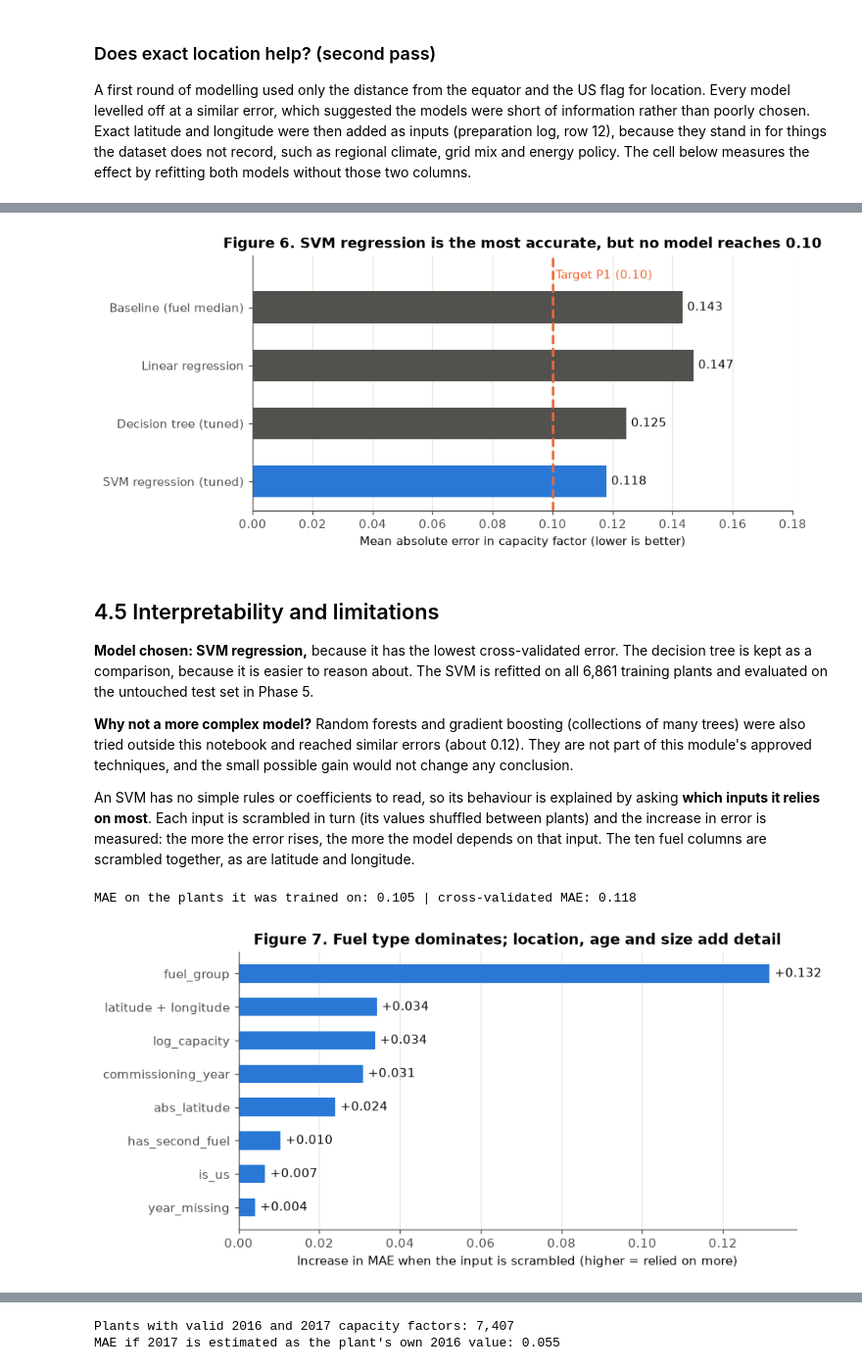
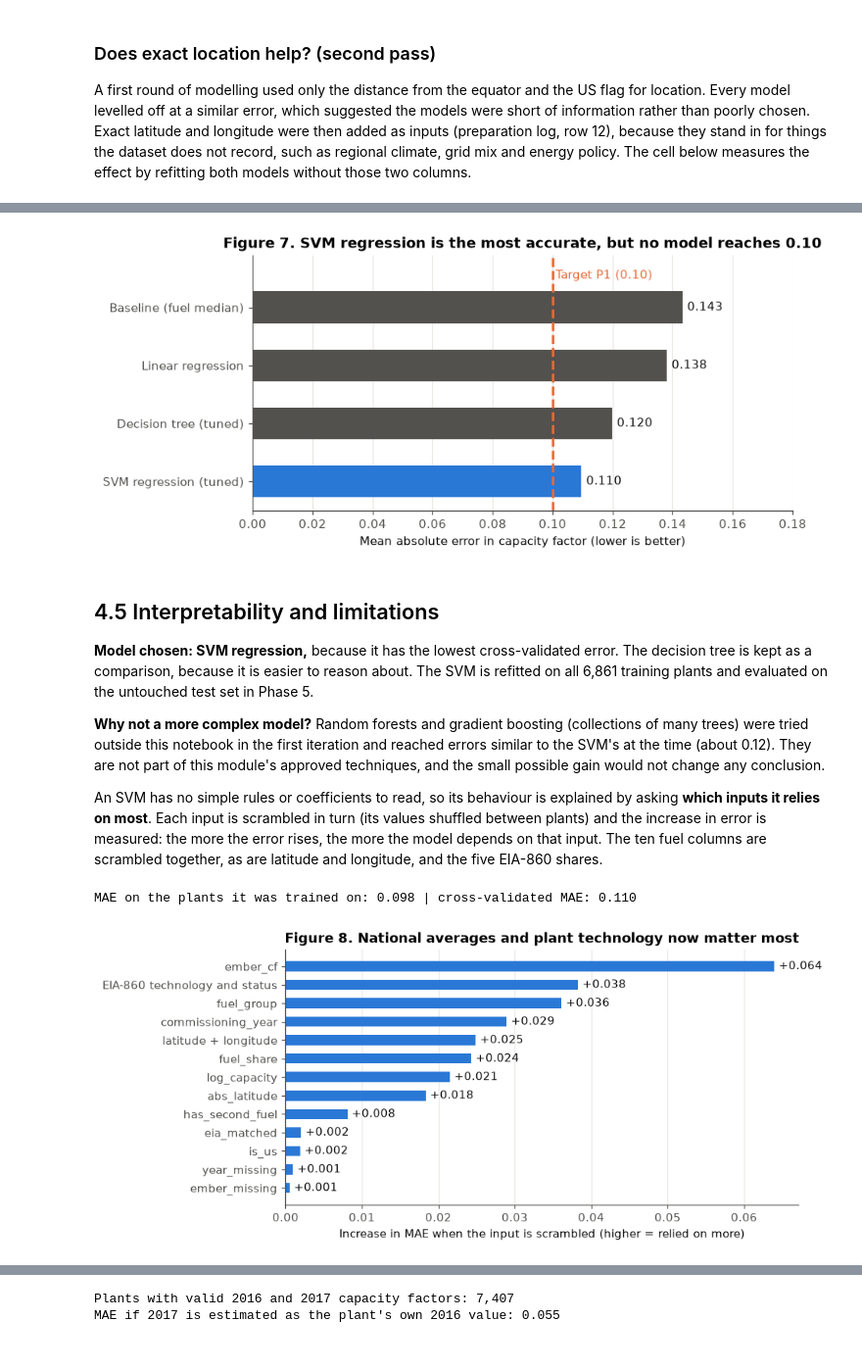
Before and after one commit to Geese4000/ca2-power-plant-analytics, a Jupyter notebook: notebooks/power_plant_capacity_factor.ipynb, the cells around one changed output, grey strips where cells are left out. Shown at 98% size. Cells and saved outputs as stored; diff of their text form; code cells hidden in the pictures.

Commit message:
Phase 4: retrain with national averages and EIA-860 technology; update results

```diff
--- a/notebooks/power_plant_capacity_factor.ipynb
+++ b/notebooks/power_plant_capacity_factor.ipynb
@@ -1476,5 +1481,5 @@ fuel_compare.sort_values("plants", ascending=False).round(3)
 # %%
-# Figure 6: cross-validated MAE of each model against the practical target P1
+# Figure 7: cross-validated MAE of each model against the practical target P1
 fig, ax = plt.subplots(figsize=(8, 3.8))
 names = list(cv_results)
 maes = [cv_results[n]["MAE"] for n in names]
@@ -1485,54 +1490,55 @@ ax.bar_label(bars, labels=[f"{m:.3f}" for m in maes], padding=4, color=INK)
 ax.axvline(0.10, color=ORANGE, linewidth=2, linestyle="--")
 ax.text(0.101, -0.55, "Target P1 (0.10)", color=ORANGE, va="center")
 ax.set(xlim=(0, 0.18), xlabel="Mean absolute error in capacity factor (lower is better)",
-       title="Figure 6. SVM regression is the most accurate, but no model reaches 0.10")
+       title="Figure 7. SVM regression is the most accurate, but no model reaches 0.10")
 ax.set_axisbelow(True)
 ax.grid(axis="y", visible=False)
-fig.savefig(FIG_DIR / "fig6_model_comparison.png")
+fig.savefig(FIG_DIR / "fig7_model_comparison.png")
 plt.show()
 # %% [output]
-[figure, old version]
+[figure, new version]
 # %% [markdown]
 ## 4.5 Interpretability and limitations
 **Model chosen: SVM regression,** because it has the lowest cross-validated error. The decision tree is kept as a comparison, because it is easier to reason about. The SVM is refitted on all 6,861 training plants and evaluated on the untouched test set in Phase 5.
 
-**Why not a more complex model?** Random forests and gradient boosting (collections of many trees) were also tried outside this notebook and reached similar errors (about 0.12). They are not part of this module's approved techniques, and the small possible gain would not change any conclusion.
+**Why not a more complex model?** Random forests and gradient boosting (collections of many trees) were tried outside this notebook in the first iteration and reached errors similar to the SVM's at the time (about 0.12). They are not part of this module's approved techniques, and the small possible gain would not change any conclusion.
 
-An SVM has no simple rules or coefficients to read, so its behaviour is explained by asking **which inputs it relies on most**. Each input is scrambled in turn (its values shuffled between plants) and the increase in error is measured: the more the error rises, the more the model depends on that input. The ten fuel columns are scrambled together, as are latitude and longitude.
+An SVM has no simple rules or coefficients to read, so its behaviour is explained by asking **which inputs it relies on most**. Each input is scrambled in turn (its values shuffled between plants) and the increase in error is measured: the more the error rises, the more the model depends on that input. The ten fuel columns are scrambled together, as are latitude and longitude, and the five EIA-860 shares.
 # %%
 final_model = svm_search.best_estimator_
 train_mae = mean_absolute_error(y_train, np.clip(final_model.predict(X_train), 0, 1))
 print(f"MAE on the plants it was trained on: {train_mae:.3f} | cross-validated MAE: {cv_results['SVM regression (tuned)']['MAE']:.3f}")
 
-# Inputs scrambled as groups: the fuel columns together, and latitude with longitude
+# Inputs scrambled as groups: the fuel columns together, latitude with longitude, and the five EIA-860 shares
 fuel_cols = [i for i, n in enumerate(feature_names) if n.startswith("fuel_group_")]
-input_groups = {"fuel_group": fuel_cols, "latitude + longitude": loc_cols}
+eia_cols = [i for i, n in enumerate(feature_names) if n in EIA_SHARES]
+input_groups = {"fuel_group": fuel_cols, "latitude + longitude": loc_cols, "EIA-860 technology and status": eia_cols}
 input_groups.update({n: [i] for i, n in enumerate(feature_names)
-                     if not n.startswith("fuel_group_") and n not in ("latitude", "longitude")})
+                     if not n.startswith("fuel_group_") and n not in ("latitude", "longitude") and n not in EIA_SHARES})
 
 # Scramble each group five times and record the average rise in error (takes a minute)
 rng = np.random.default_rng(RANDOM_STATE)
 importance = {}
 for name, cols in input_groups.items():
     rises = []
     for _ in range(5):
         X_scrambled = X_train.copy()
         X_scrambled[:, cols] = X_train[rng.permutation(len(X_train))][:, cols]
         rises.append(mean_absolute_error(y_train, np.clip(final_model.predict(X_scrambled), 0, 1)) - train_mae)
     importance[name] = np.mean(rises)
 importance = pd.Series(importance).sort_values()
 
-# Figure 7: how much the error rises when each input is scrambled
+# Figure 8: how much the error rises when each input is scrambled
 fig, ax = plt.subplots(figsize=(8, 4))
 bars = ax.barh(importance.index, importance.values, color=BLUE, height=0.55)
 ax.bar_label(bars, labels=[f"+{v:.3f}" for v in importance.values], padding=4, color=INK)
 ax.set(xlabel="Increase in MAE when the input is scrambled (higher = relied on more)",
-       title="Figure 7. Fuel type dominates; location, age and size add detail")
+       title="Figure 8. National averages and plant technology now matter most")
 ax.set_axisbelow(True)
 ax.grid(axis="y", visible=False)
-fig.savefig(FIG_DIR / "fig7_importance.png")
+fig.savefig(FIG_DIR / "fig8_importance.png")
 plt.show()
 # %% [output]
-MAE on the plants it was trained on: 0.105 | cross-validated MAE: 0.118
+MAE on the plants it was trained on: 0.098 | cross-validated MAE: 0.110
-[figure, old version]
+[figure, new version]
 # %% [markdown]
```
Also changed, not shown: parts of 13 cells of this notebook, 2 other files.
